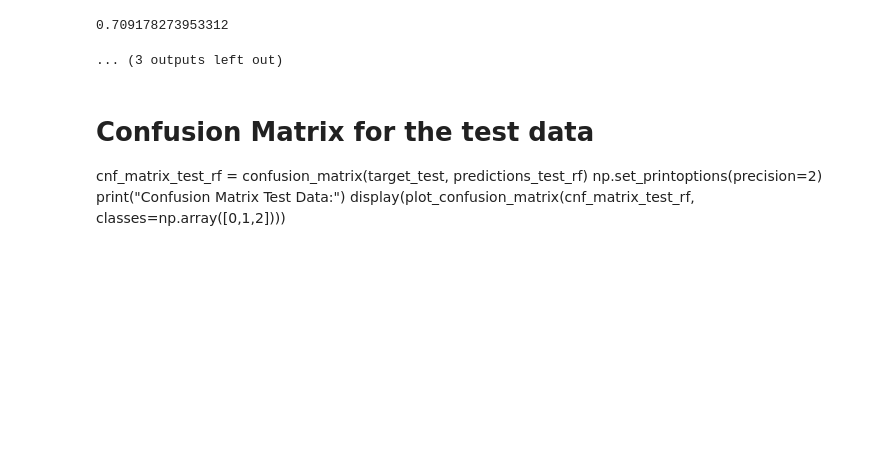
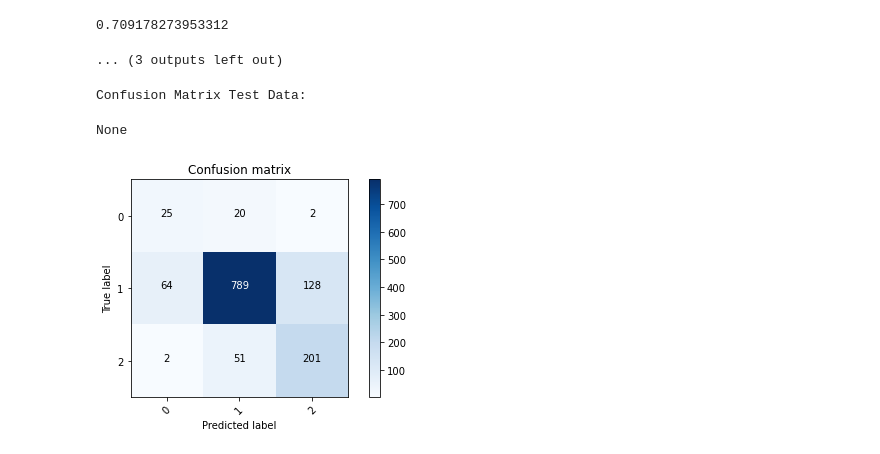
Before and after one commit to schneemax/DataMining---Mineheim, a Jupyter notebook: Code/Random Forest/Wine_Quality_Prediction_rf_preventing_overfitting.ipynb, the cells around one changed output. Cells and saved outputs as stored; diff of their text form; code cells hidden in the pictures; blank space fills up the shorter version.

Commit message:
feat: Nicolas train/test

```diff
--- a/Code/Random Forest/Wine_Quality_Prediction_rf_preventing_overfitting.ipynb
+++ b/Code/Random Forest/Wine_Quality_Prediction_rf_preventing_overfitting.ipynb
@@ -1302,10 +1302,14 @@ Makro Recall Train Data:
 Makro Recall Test Data:
 0.709178273953312
 ... (3 outputs left out)
-# %% [markdown]
-# Confusion Matrix for the test data
-
-cnf_matrix_test_rf = confusion_matrix(target_test, predictions_test_rf)
-np.set_printoptions(precision=2)
-print("Confusion Matrix Test Data:")
-display(plot_confusion_matrix(cnf_matrix_test_rf, classes=np.array([0,1,2])))
+# %%
+# Confusion Matrix for the test data
+
+cnf_matrix_test_rf = confusion_matrix(target_test, predictions_test_rf)
+np.set_printoptions(precision=2)
+print("Confusion Matrix Test Data:")
+display(plot_confusion_matrix(cnf_matrix_test_rf, classes=np.array([0,1,2])))
+# %% [output]
+Confusion Matrix Test Data:
+None
+[figure, added]
```
Also changed, not shown: parts of 1 cell of this notebook.
